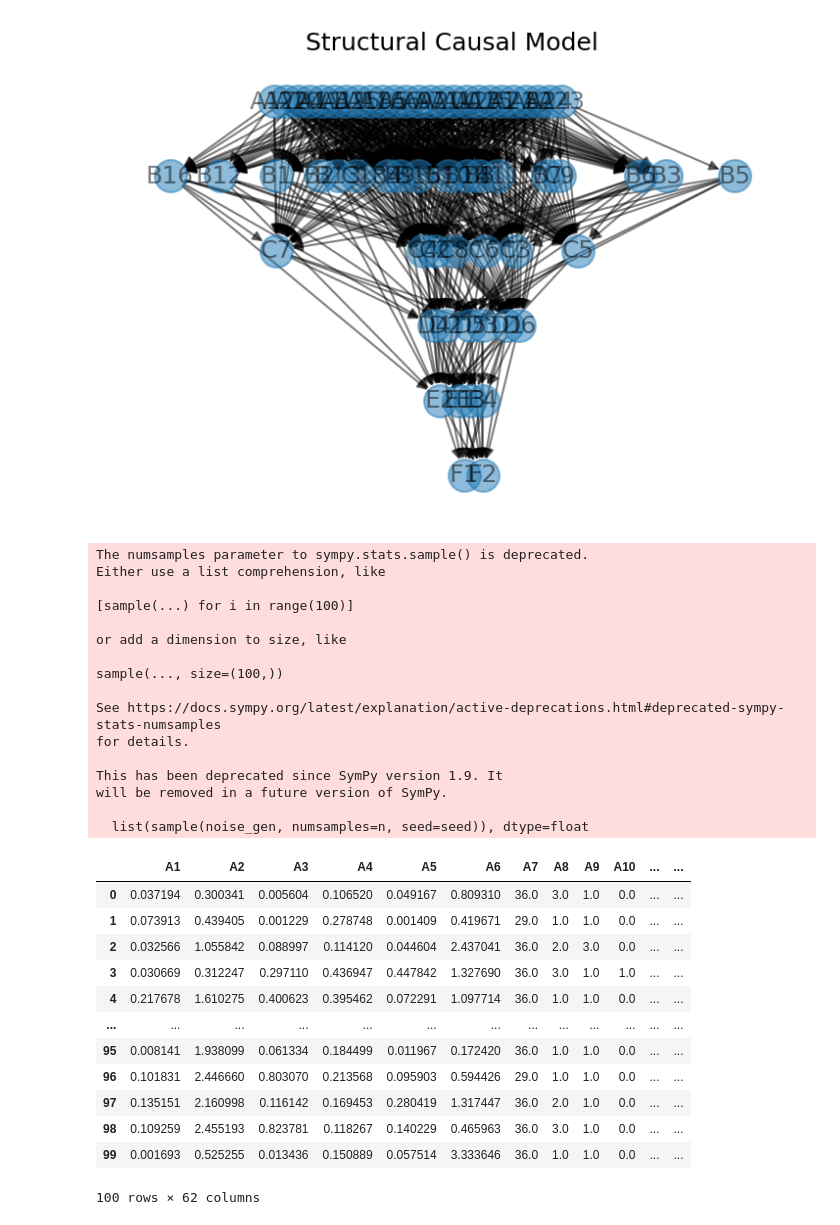
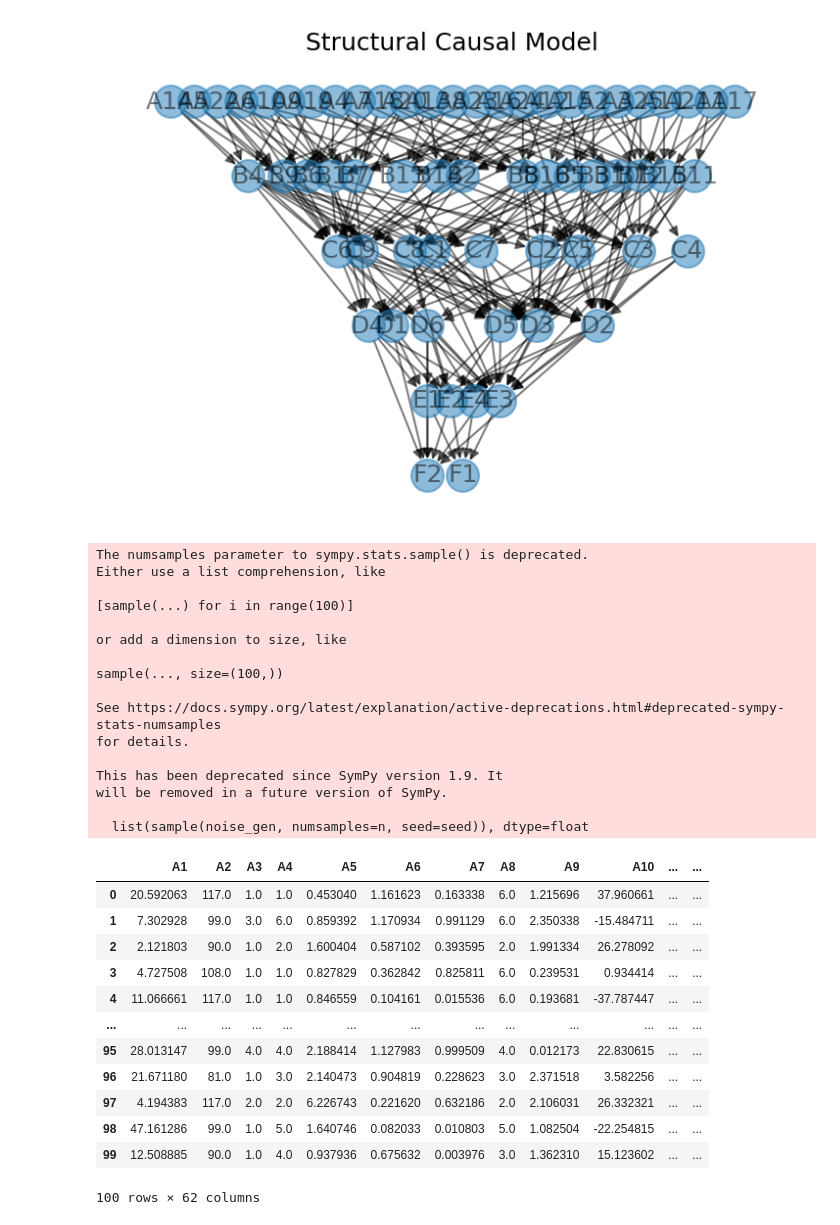
Before and after one commit to uvnikgupta/CDT, a Jupyter notebook: scm/test_dynamic_scm.ipynb, the cells around one changed output. Drawn from its saved outputs; the diff is of its cells as text; code cells hidden in the pictures.

```diff
--- a/scm/test_dynamic_scm.ipynb
+++ b/scm/test_dynamic_scm.ipynb
@@ -41,11 +41,11 @@ will be removed in a future version of SymPy.
 100 rows × 11 columns
 # %%
 input_nodes = [25,16,9,6,4,2]
-dSCM = DynamicSCM()
+dSCM = DynamicSCM(8)
 scm = dSCM.create(input_nodes)
 scm.plot(node_size=250);
 # %% [output]
-[figure, old version]
+[figure, new version]
 # %%
 scm.sample(100)
 # %% [output]
@@ -66,17 +66,17 @@ will be removed in a future version of SymPy.
 
   list(sample(noise_gen, numsamples=n, seed=seed)), dtype=float
 |  | A1 | A2 | A3 | A4 | A5 | A6 | A7 | A8 | A9 | A10 | ... | ... |
-| 0 | 0.037194 | 0.300341 | 0.005604 | 0.106520 | 0.049167 | 0.809310 | 36.0 | 3.0 | 1.0 | 0.0 | ... | ... |
-| 1 | 0.073913 | 0.439405 | 0.001229 | 0.278748 | 0.001409 | 0.419671 | 29.0 | 1.0 | 1.0 | 0.0 | ... | ... |
-| 2 | 0.032566 | 1.055842 | 0.088997 | 0.114120 | 0.044604 | 2.437041 | 36.0 | 2.0 | 3.0 | 0.0 | ... | ... |
-| 3 | 0.030669 | 0.312247 | 0.297110 | 0.436947 | 0.447842 | 1.327690 | 36.0 | 3.0 | 1.0 | 1.0 | ... | ... |
-| 4 | 0.217678 | 1.610275 | 0.400623 | 0.395462 | 0.072291 | 1.097714 | 36.0 | 1.0 | 1.0 | 0.0 | ... | ... |
+| 0 | 20.592063 | 117.0 | 1.0 | 1.0 | 0.453040 | 1.161623 | 0.163338 | 6.0 | 1.215696 | 37.960661 | ... | ... |
+| 1 | 7.302928 | 99.0 | 3.0 | 6.0 | 0.859392 | 1.170934 | 0.991129 | 6.0 | 2.350338 | -15.484711 | ... | ... |
+| 2 | 2.121803 | 90.0 | 1.0 | 2.0 | 1.600404 | 0.587102 | 0.393595 | 2.0 | 1.991334 | 26.278092 | ... | ... |
+| 3 | 4.727508 | 108.0 | 1.0 | 1.0 | 0.827829 | 0.362842 | 0.825811 | 6.0 | 0.239531 | 0.934414 | ... | ... |
+| 4 | 11.066661 | 117.0 | 1.0 | 1.0 | 0.846559 | 0.104161 | 0.015536 | 6.0 | 0.193681 | -37.787447 | ... | ... |
 | ... | ... | ... | ... | ... | ... | ... | ... | ... | ... | ... | ... | ... |
-| 95 | 0.008141 | 1.938099 | 0.061334 | 0.184499 | 0.011967 | 0.172420 | 36.0 | 1.0 | 1.0 | 0.0 | ... | ... |
-| 96 | 0.101831 | 2.446660 | 0.803070 | 0.213568 | 0.095903 | 0.594426 | 29.0 | 1.0 | 1.0 | 0.0 | ... | ... |
-| 97 | 0.135151 | 2.160998 | 0.116142 | 0.169453 | 0.280419 | 1.317447 | 36.0 | 2.0 | 1.0 | 0.0 | ... | ... |
-| 98 | 0.109259 | 2.455193 | 0.823781 | 0.118267 | 0.140229 | 0.465963 | 36.0 | 3.0 | 1.0 | 0.0 | ... | ... |
-| 99 | 0.001693 | 0.525255 | 0.013436 | 0.150889 | 0.057514 | 3.333646 | 36.0 | 1.0 | 1.0 | 0.0 | ... | ... |
+| 95 | 28.013147 | 99.0 | 4.0 | 4.0 | 2.188414 | 1.127983 | 0.999509 | 4.0 | 0.012173 | 22.830615 | ... | ... |
+| 96 | 21.671180 | 81.0 | 1.0 | 3.0 | 2.140473 | 0.904819 | 0.228623 | 3.0 | 2.371518 | 3.582256 | ... | ... |
+| 97 | 4.194383 | 117.0 | 2.0 | 2.0 | 6.226743 | 0.221620 | 0.632186 | 2.0 | 2.106031 | 26.332321 | ... | ... |
+| 98 | 47.161286 | 99.0 | 1.0 | 5.0 | 1.640746 | 0.082033 | 0.010803 | 5.0 | 1.082504 | -22.254815 | ... | ... |
+| 99 | 12.508885 | 90.0 | 1.0 | 4.0 | 0.937936 | 0.675632 | 0.003976 | 3.0 | 1.362310 | 15.123602 | ... | ... |
 100 rows × 62 columns
 # %%
 input_nodes = 30
```
Also changed, not shown: parts of 13 cells of this notebook, 1 other file.
